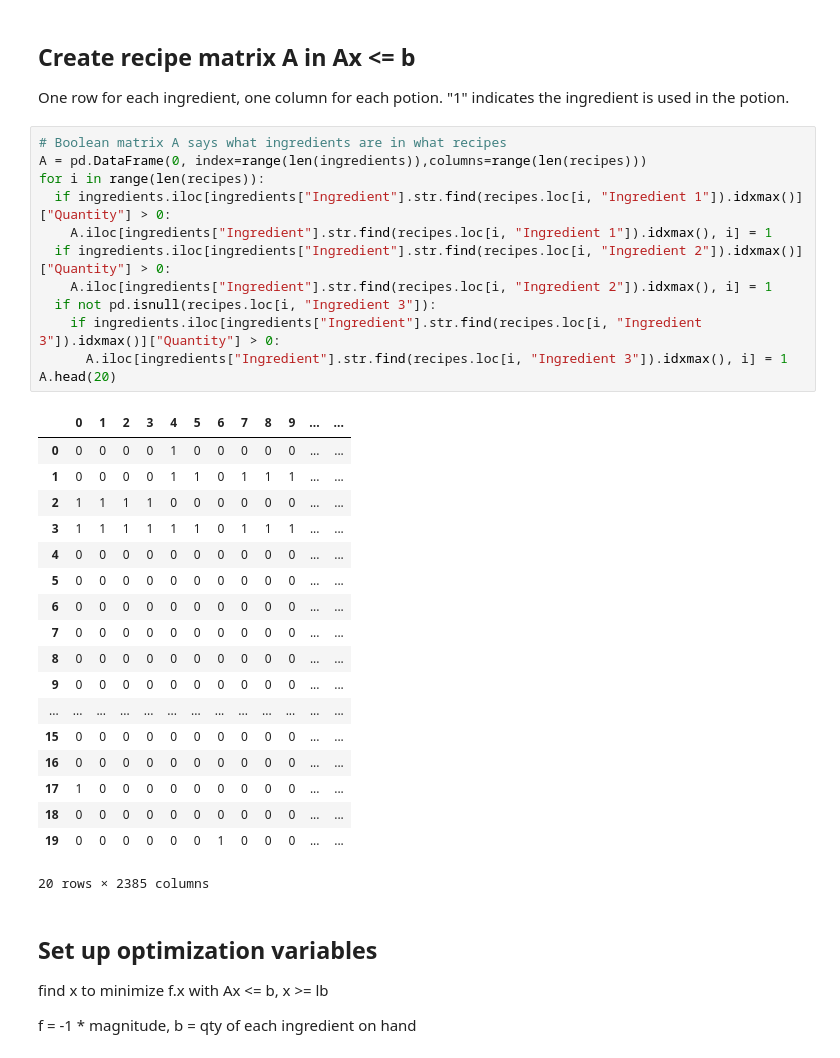
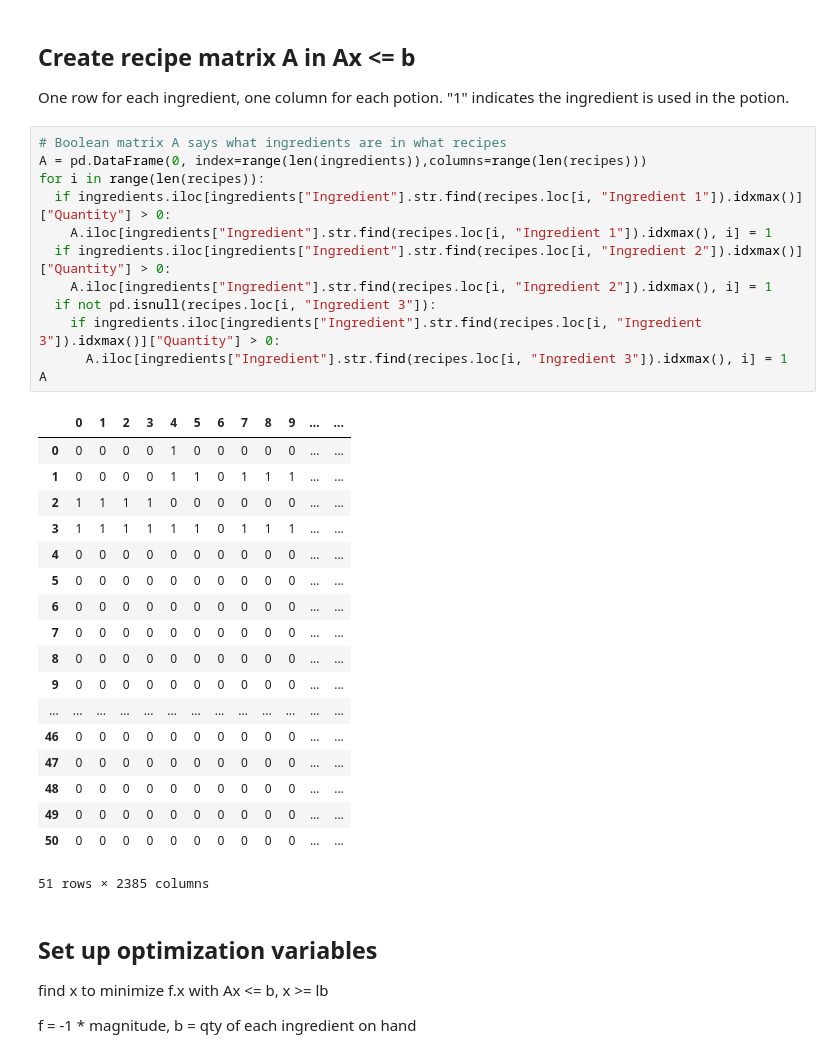
Before and after one commit to brayvid/skyrim-alchemy-optimizer, a Jupyter notebook: skyrim_optimize_potions.ipynb, the cells around one changed output. Drawn from its saved outputs; the diff is of its cells as text.

```diff
--- a/skyrim_optimize_potions.ipynb
+++ b/skyrim_optimize_potions.ipynb
@@ -62,34 +62,34 @@ One row for each ingredient, one column for each potion. "1" indicates the ingre
 # %%
 # Boolean matrix A says what ingredients are in what recipes
 A = pd.DataFrame(0, index=range(len(ingredients)),columns=range(len(recipes)))
 for i in range(len(recipes)):
   if ingredients.iloc[ingredients["Ingredient"].str.find(recipes.loc[i, "Ingredient 1"]).idxmax()]["Quantity"] > 0:
     A.iloc[ingredients["Ingredient"].str.find(recipes.loc[i, "Ingredient 1"]).idxmax(), i] = 1
   if ingredients.iloc[ingredients["Ingredient"].str.find(recipes.loc[i, "Ingredient 2"]).idxmax()]["Quantity"] > 0:
     A.iloc[ingredients["Ingredient"].str.find(recipes.loc[i, "Ingredient 2"]).idxmax(), i] = 1
   if not pd.isnull(recipes.loc[i, "Ingredient 3"]):
     if ingredients.iloc[ingredients["Ingredient"].str.find(recipes.loc[i, "Ingredient 3"]).idxmax()]["Quantity"] > 0:
       A.iloc[ingredients["Ingredient"].str.find(recipes.loc[i, "Ingredient 3"]).idxmax(), i] = 1
-A.head(20)
+A
 # %% [output]
 |  | 0 | 1 | 2 | 3 | 4 | 5 | 6 | 7 | 8 | 9 | ... | ... |
 | 0 | 0 | 0 | 0 | 0 | 1 | 0 | 0 | 0 | 0 | 0 | ... | ... |
 | 1 | 0 | 0 | 0 | 0 | 1 | 1 | 0 | 1 | 1 | 1 | ... | ... |
 | 2 | 1 | 1 | 1 | 1 | 0 | 0 | 0 | 0 | 0 | 0 | ... | ... |
 | 3 | 1 | 1 | 1 | 1 | 1 | 1 | 0 | 1 | 1 | 1 | ... | ... |
 | 4 | 0 | 0 | 0 | 0 | 0 | 0 | 0 | 0 | 0 | 0 | ... | ... |
 | 5 | 0 | 0 | 0 | 0 | 0 | 0 | 0 | 0 | 0 | 0 | ... | ... |
 | 6 | 0 | 0 | 0 | 0 | 0 | 0 | 0 | 0 | 0 | 0 | ... | ... |
 | 7 | 0 | 0 | 0 | 0 | 0 | 0 | 0 | 0 | 0 | 0 | ... | ... |
 | 8 | 0 | 0 | 0 | 0 | 0 | 0 | 0 | 0 | 0 | 0 | ... | ... |
 | 9 | 0 | 0 | 0 | 0 | 0 | 0 | 0 | 0 | 0 | 0 | ... | ... |
 | ... | ... | ... | ... | ... | ... | ... | ... | ... | ... | ... | ... | ... |
-| 15 | 0 | 0 | 0 | 0 | 0 | 0 | 0 | 0 | 0 | 0 | ... | ... |
-| 16 | 0 | 0 | 0 | 0 | 0 | 0 | 0 | 0 | 0 | 0 | ... | ... |
-| 17 | 1 | 0 | 0 | 0 | 0 | 0 | 0 | 0 | 0 | 0 | ... | ... |
-| 18 | 0 | 0 | 0 | 0 | 0 | 0 | 0 | 0 | 0 | 0 | ... | ... |
-| 19 | 0 | 0 | 0 | 0 | 0 | 0 | 1 | 0 | 0 | 0 | ... | ... |
+| 46 | 0 | 0 | 0 | 0 | 0 | 0 | 0 | 0 | 0 | 0 | ... | ... |
+| 47 | 0 | 0 | 0 | 0 | 0 | 0 | 0 | 0 | 0 | 0 | ... | ... |
+| 48 | 0 | 0 | 0 | 0 | 0 | 0 | 0 | 0 | 0 | 0 | ... | ... |
+| 49 | 0 | 0 | 0 | 0 | 0 | 0 | 0 | 0 | 0 | 0 | ... | ... |
+| 50 | 0 | 0 | 0 | 0 | 0 | 0 | 0 | 0 | 0 | 0 | ... | ... |
-20 rows × 2385 columns
+51 rows × 2385 columns
 # %% [markdown]
 ## Set up optimization variables
 find x to minimize f.x with Ax <= b, x >= lb
```
Also changed, not shown: parts of 3 cells of this notebook, 1 other file.
